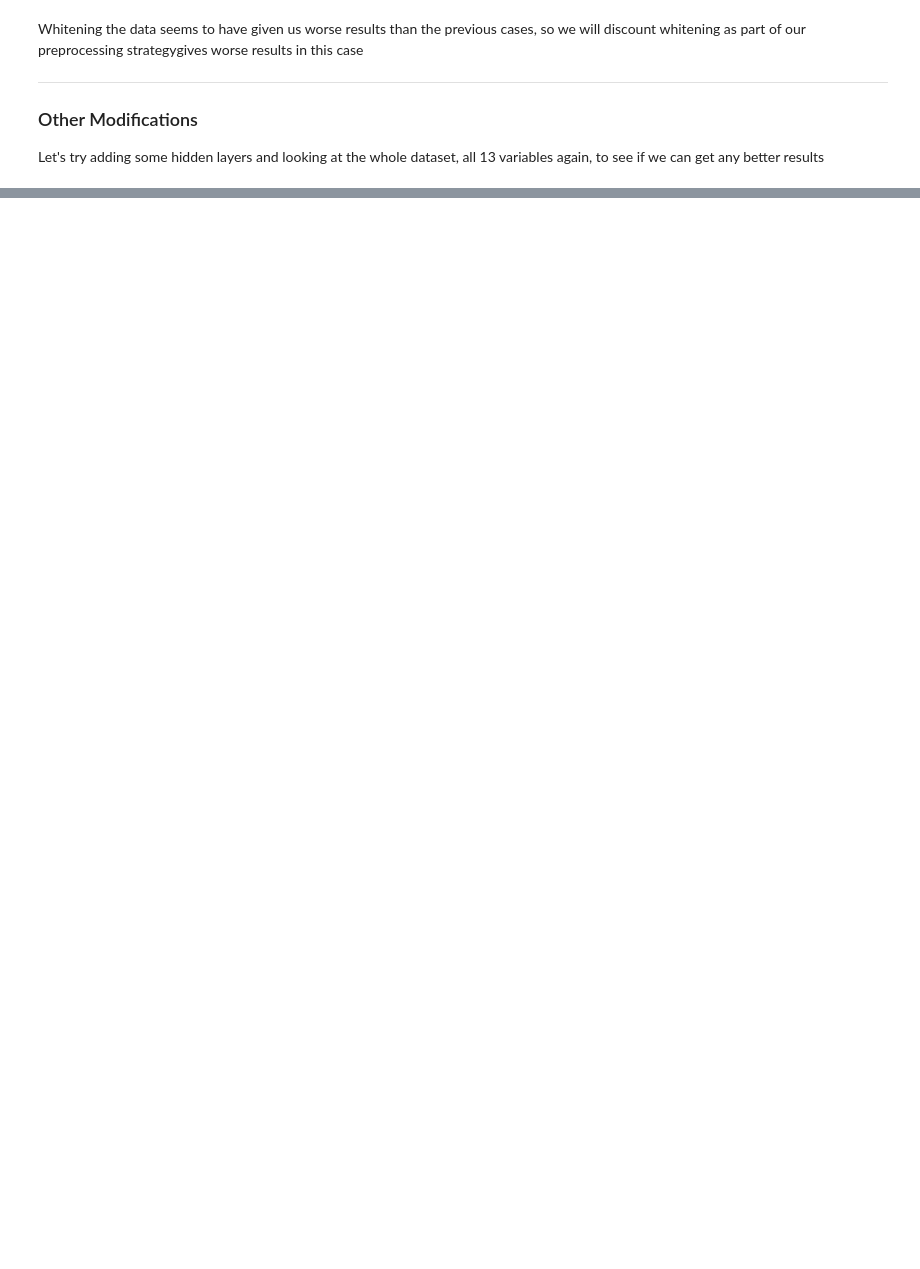
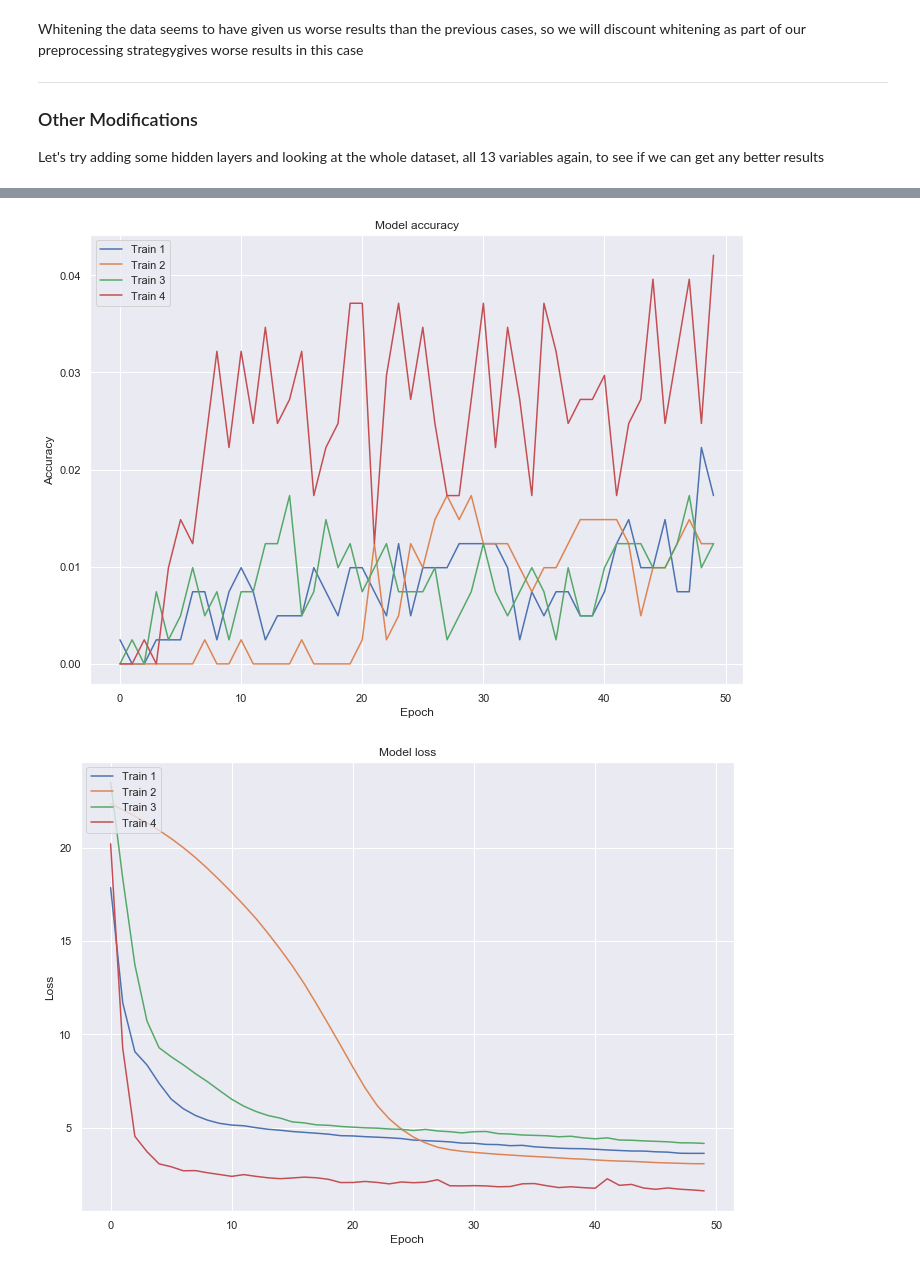
Before and after one commit to rhiggins2308/ML_Stats_Assessment2019, a Jupyter notebook: A Statistical Analysis of the Boston House Prices Dataset.ipynb, the cells around one changed output, grey strips where cells are left out. Cells and saved outputs as stored; diff of their text form; code cells hidden in the pictures; blank space fills up the shorter version.

```diff
--- a/A Statistical Analysis of the Boston House Prices Dataset.ipynb
+++ b/A Statistical Analysis of the Boston House Prices Dataset.ipynb
@@ -723,7 +715,7 @@ x_train, x_test, y_train, y_test = mod.train_test_split(inputs, output, test_siz
 # create a new neural network
 m = kr.models.Sequential()
 
-# input layer - 3 inputs, X neurons ... trial & error
+# input layer - 13 inputs, X neurons ... trial & error
 m.add(kr.layers.Dense(256, input_dim=13, activation='relu'))
 
 # hidden layers ... best tested outcome
@@ -735,7 +727,7 @@ m.add(kr.layers.Dense(1, activation='linear'))
 
 # compile the model
 # https://machinelearningmastery.com/how-to-choose-loss-functions-when-training-deep-learning-neural-networks/
-m.compile(loss ='mean_absolute_error', optimizer ='adam', metrics = ['accuracy'])
+m.compile(loss ='mean_absolute_error', optimizer ='adam', metrics = ['acc'])
 # %%
 # run each x-value through the neural network
 # scaler = pre.MinMaxScaler()
@@ -745,5 +737,5 @@ x_train_scaled = scaler.transform(x_train)
 # %%
 # train the model
 # inputs, outputs, no. of runs, and batch size per run
-m.fit(x_train_scaled, y_train, epochs = 400, batch_size=20)
+hist_4 = m.fit(x_train_scaled, y_train, epochs = 50, batch_size=20)
 # %% [output]
@@ -768,22 +759,27 @@ Epoch 400/400
 # %%
-# # plot fit params for first, second & third attempts
+# Plot training & validation accuracy values
+plt.plot(hist_1.history['acc'])
+plt.plot(hist_2.history['acc'])
+plt.plot(hist_3.history['acc'])
+plt.plot(hist_4.history['acc'])
+plt.title('Model accuracy')
+plt.ylabel('Accuracy')
+plt.xlabel('Epoch')
+plt.legend(['Train 1', 'Train 2', 'Train 3', 'Train 4'], loc='upper left')
+plt.show()
 
-# # Plot training & validation accuracy values
-# plt.plot(history.history['acc'])
-# plt.plot(history.history['val_acc'])
-# plt.title('Model accuracy')
-# plt.ylabel('Accuracy')
-# plt.xlabel('Epoch')
-# plt.legend(['Train', 'Test'], loc='upper left')
-# plt.show()
-
-# # Plot training & validation loss values
-# plt.plot(history.history['loss'])
-# plt.plot(history.history['val_loss'])
-# plt.title('Model loss')
-# plt.ylabel('Loss')
-# plt.xlabel('Epoch')
-# plt.legend(['Train', 'Test'], loc='upper left')
-# plt.show()
+# Plot training & validation loss values
+plt.plot(hist_1.history['loss'])
+plt.plot(hist_2.history['loss'])
+plt.plot(hist_3.history['loss'])
+plt.plot(hist_4.history['loss'])
+plt.title('Model loss')
+plt.ylabel('Loss')
+plt.xlabel('Epoch')
+plt.legend(['Train 1', 'Train 2', 'Train 3', 'Train 4'], loc='upper left')
+plt.show()
+# %% [output]
+[figure, added]
+[figure, added]
 # %% [markdown]
 After a number of test runs with various parameter changes, it seems that the above model is what will give the best loss value results for our predictons.
```
Also changed, not shown: parts of 28 cells of this notebook.
